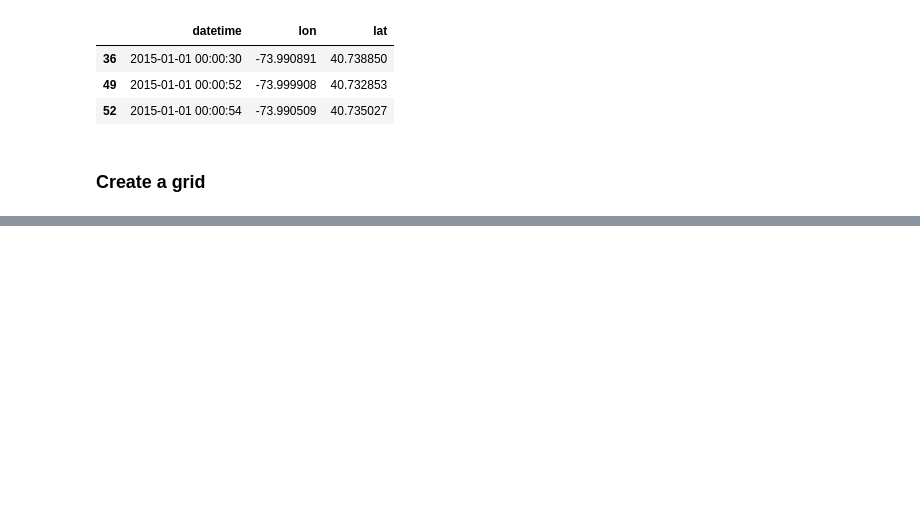
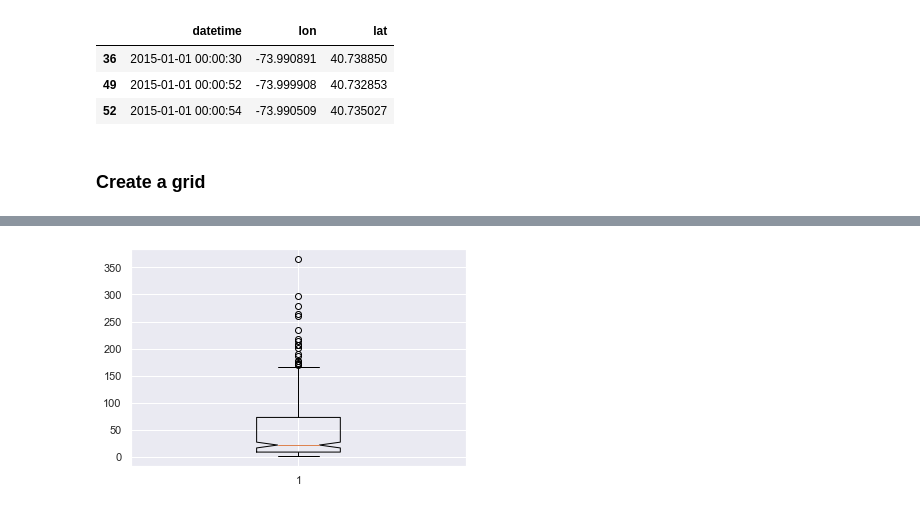
Before and after one commit to sash-ko/ai-transportation, a Jupyter notebook: cnn_demand_model/Baselines.ipynb, the cells around one changed output, grey strips where cells are left out. Drawn from its saved outputs; the diff is of its cells as text; code cells hidden in the pictures; blank space fills up the shorter version.

```diff
--- a/cnn_demand_model/Baselines.ipynb
+++ b/cnn_demand_model/Baselines.ipynb
@@ -165,0 +195,4 @@ demand_data.head(5)
+# %%
+plt.boxplot(demand_data[idx].groupby('cell').cell.count(), meanline=True, notch=True, widths=0.25);
+# %% [output]
+[figure, added]
```
Also changed, not shown: parts of 4 cells of this notebook.
